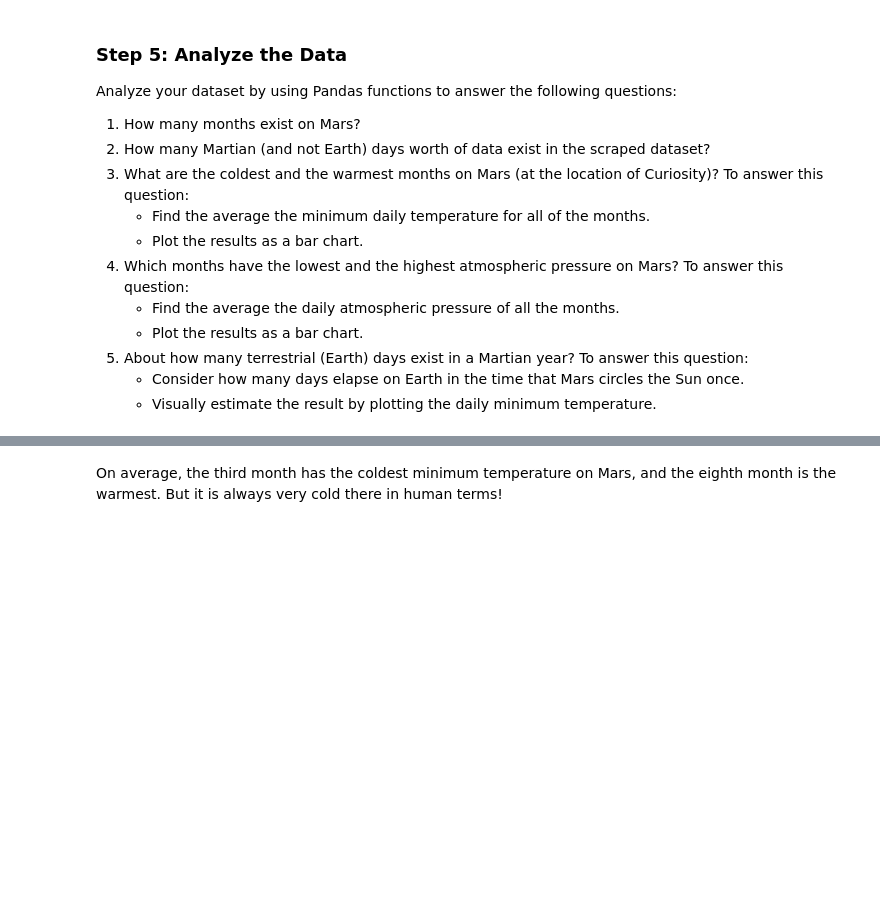
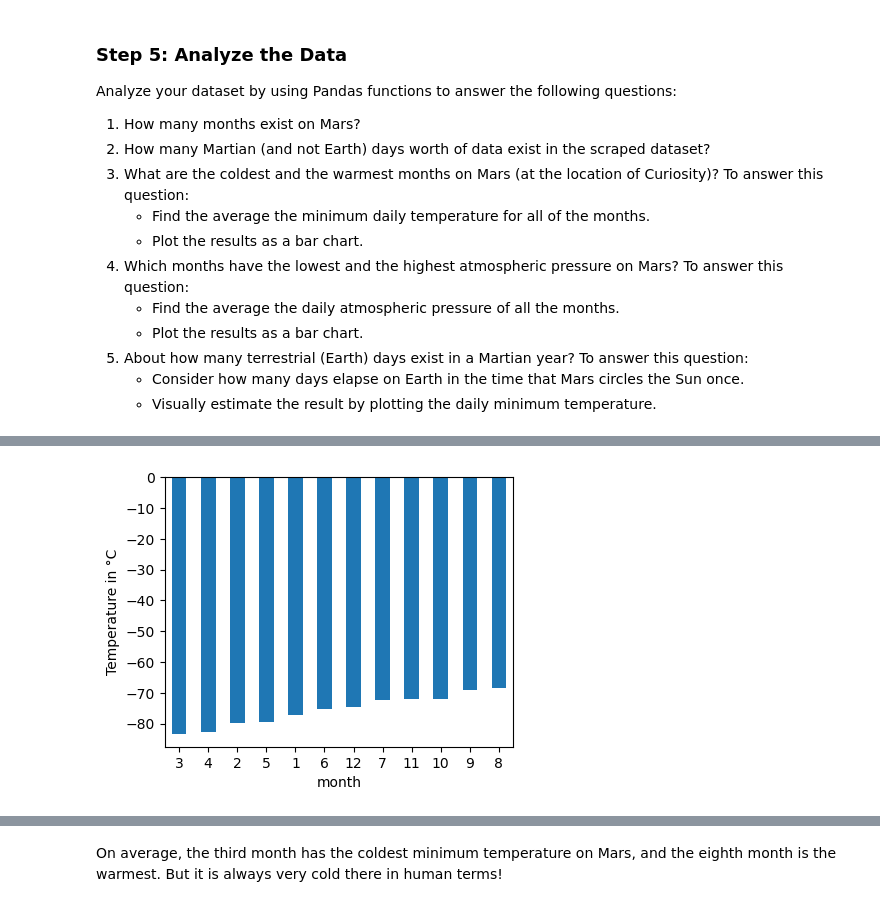
Before and after one commit to blprentice/mod11_web_scraping, a Jupyter notebook: challenge/part_2_mars_weather.ipynb, the cells around one changed output, grey strips where cells are left out. Saved outputs shown, nothing was run; the diff lists cells and outputs as text; code cells hidden in the pictures; blank space fills up the shorter version.

```diff
--- a/challenge/part_2_mars_weather.ipynb
+++ b/challenge/part_2_mars_weather.ipynb
@@ -112,2 +187,11 @@ Analyze your dataset by using Pandas functions to answer the following questions
+# %%
+# Identify the coldest and hottest months in Curiosity's location
+s_temps = pd.Series(mars_weather_df.groupby('month')['min_temp'].mean().sort_values())
+plt.figure(figsize=(4.5, 3.5))
+s_temps.plot.bar(rot=0)
+plt.ylabel('Temperature in °C')
+plt.show()
+# %% [output]
+[figure, added]
 # %%
 # 4. Average pressure by Martian month
```
Also changed, not shown: parts of 17 cells of this notebook, 4 other files.
